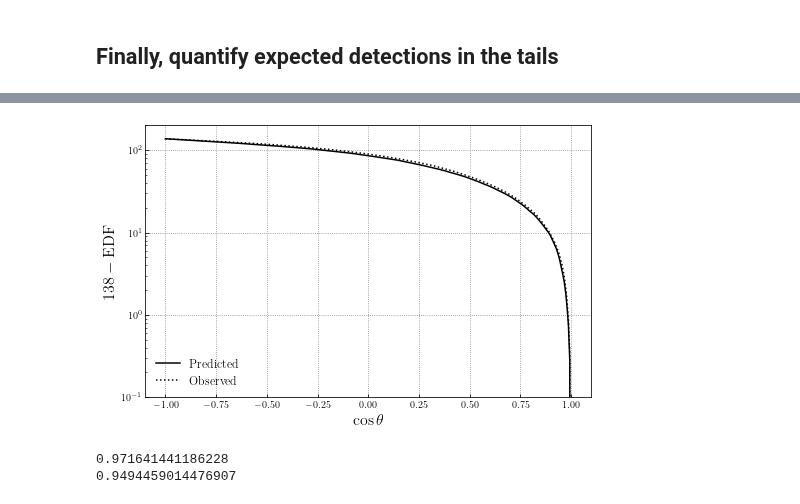
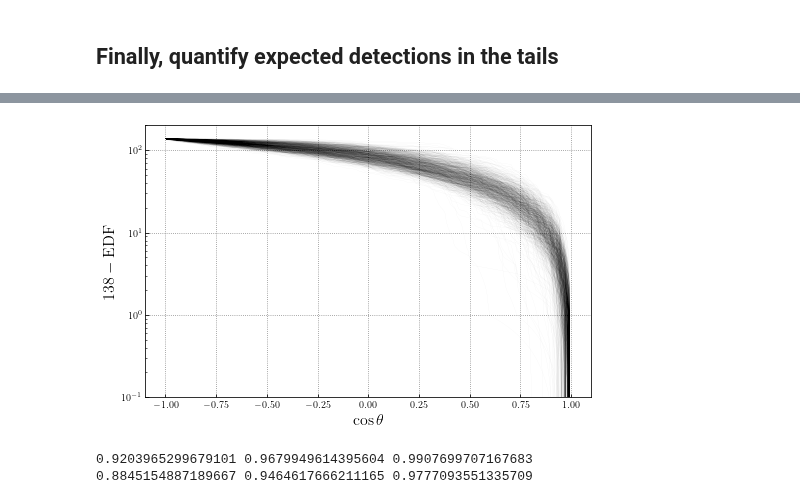
Before and after one commit to tcallister/autoregressive-bbh-inference, a Jupyter notebook: figures/make_figure_22.ipynb, the cells around one changed output, grey strips where cells are left out. Drawn from its saved outputs; the diff is of its cells as text; code cells hidden in the pictures.

```diff
--- a/figures/make_figure_22.ipynb
+++ b/figures/make_figure_22.ipynb
@@ -55,7 +56,7 @@ predicted_cost1s = np.zeros((nPops,len(sampleDict)))
 predicted_cost2s = np.zeros((nPops,len(sampleDict)))
 
 # Loop across desired number of catalogs
-for i in range(nPops):
+for i in tqdm(range(nPops)):
 
     # Extract population hyperparameters
     f_chis = hdata['posterior/f_chis'][:,i]
@@ -371,15 +386,22 @@ print(np.interp(4.,(138-np.mean(predicted_chi_cdf,axis=0)*138)[::-1],chi_grid[::
 # %%
 # Plot the EDF of cosine spin-tilt angles, integrating from small to large
 fig,ax = plt.subplots(figsize=(8,5))
-ax.plot(cost_grid,np.mean(predicted_cost_cdf,axis=0)*138,color='black',label='Predicted')
-ax.plot(cost_grid,np.mean(observed_cost_cdf,axis=0)*138,color='black',ls=':',label='Observed')
+
+# Store spin tilts below which each sample predicts two or four detections
+cost_tail_low_two = np.zeros(1000)
+cost_tail_low_four = np.zeros(1000)
+
+for i in range(1000):
+
+    ax.plot(cost_grid,predicted_cost_cdf[i,:]*138,color='black',alpha=0.1,lw=0.1)
+    cost_tail_low_two[i] = np.interp(2.,predicted_cost_cdf[i,:]*138,cost_grid)
+    cost_tail_low_four[i] = np.interp(4.,predicted_cost_cdf[i,:]*138,cost_grid)
+
+
 ax.set_xlabel('$\cos\\theta$',fontsize=16)
 ax.set_ylabel('EDF',fontsize=16)
 ax.legend(loc='lower right',frameon=False)
 ax.set_yscale('log')
 ax.set_ylim(1e-1,200)
 plt.show()
-
-print(np.interp(2.,np.mean(predicted_cost_cdf,axis=0)*138,cost_grid))
-print(np.interp(4.,np.mean(predicted_cost_cdf,axis=0)*138,cost_grid))
 # %% [output]
@@ -389,15 +416,21 @@ print(np.interp(4.,np.mean(predicted_cost_cdf,axis=0)*138,cost_grid))
 # %%
 # ...And integrating from right to left
 fig,ax = plt.subplots(figsize=(8,5))
-ax.plot(cost_grid,138-np.mean(predicted_cost_cdf,axis=0)*138,color='black',label='Predicted')
-ax.plot(cost_grid,138-np.mean(observed_cost_cdf,axis=0)*138,color='black',ls=':',label='Observed')
+
+# Store spin tilts above which each sample predicts two or four detections
+cost_tail_high_two = np.zeros(1000)
+cost_tail_high_four = np.zeros(1000)
+
+for i in range(1000):
+
+    ax.plot(cost_grid,138.-predicted_cost_cdf[i,:]*138,color='black',alpha=0.1,lw=0.1)
+    cost_tail_high_two[i] = np.interp(2.,138.-predicted_cost_cdf[i,:][::-1]*138,cost_grid[::-1])
+    cost_tail_high_four[i] = np.interp(4.,138.-predicted_cost_cdf[i,:][::-1]*138,cost_grid[::-1])
+
 ax.set_xlabel('$\cos\\theta$',fontsize=16)
 ax.set_ylabel('$138-\mathrm{EDF}$',fontsize=16)
 ax.legend(loc='lower left',frameon=False)
 ax.set_yscale('log')
 ax.set_ylim(1e-1,200)
 plt.show()
-
-print(np.interp(2.,(138-np.mean(predicted_cost_cdf,axis=0)*138)[::-1],cost_grid[::-1]))
-print(np.interp(4.,(138-np.mean(predicted_cost_cdf,axis=0)*138)[::-1],cost_grid[::-1]))
 # %% [output]
@@ -404,4 +438,8 @@ print(np.interp(4.,(138-np.mean(predicted_cost_cdf,axis=0)*138)[::-1],cost_grid[
-[figure, old version]
+[figure, new version]
-0.971641441186228
-0.9494459014476907
+# %%
+print(np.quantile(cost_tail_high_two,0.05),np.quantile(cost_tail_high_two,0.5),np.quantile(cost_tail_high_two,0.95))
+print(np.quantile(cost_tail_high_four,0.05),np.quantile(cost_tail_high_four,0.5),np.quantile(cost_tail_high_four,0.95))
+# %% [output]
+0.9203965299679101 0.9679949614395604 0.9907699707167683
+0.8845154887189667 0.9464617666211165 0.9777093551335709
 # %%
```
Also changed, not shown: parts of 7 cells of this notebook, 4 other files.
